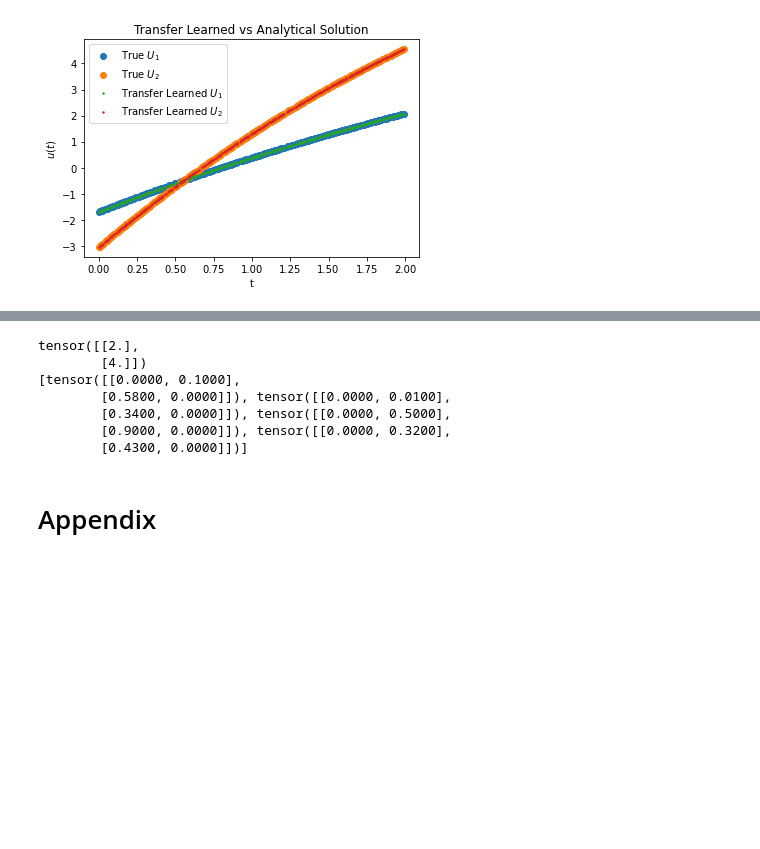
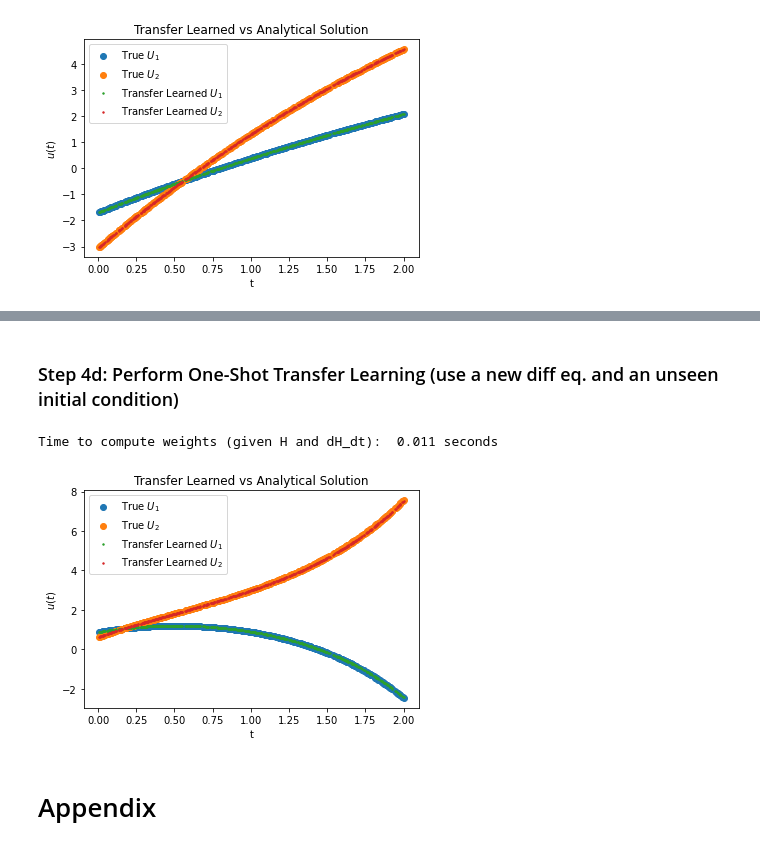
Before and after one commit to Hari-Raval/Harvard-Thesis, a Jupyter notebook: src/transfer_learning_two_linear_ode/system_linear_ode_with_transfer_learning-v5.ipynb, the cells around one changed output, grey strips where cells are left out. Drawn from its saved outputs; the diff is of its cells as text; code cells hidden in the pictures; blank space fills up the shorter version.

```diff
--- a/src/transfer_learning_two_linear_ode/system_linear_ode_with_transfer_learning-v5.ipynb
+++ b/src/transfer_learning_two_linear_ode/system_linear_ode_with_transfer_learning-v5.ipynb
@@ -611,14 +545,17 @@ Time to compute weights (given H and dH_dt):  0.013 seconds
-# %%
-print(force)
-print(A_list)
-# %% [output]
-tensor([[2.],
-        [4.]])
-[tensor([[0.0000, 0.1000],
-        [0.5800, 0.0000]]), tensor([[0.0000, 0.0100],
-        [0.3400, 0.0000]]), tensor([[0.0000, 0.5000],
-        [0.9000, 0.0000]]), tensor([[0.0000, 0.3200],
-        [0.4300, 0.0000]])]
+# %% [markdown]
+### Step 4d: Perform One-Shot Transfer Learning (use a new diff eq. and an unseen initial condition)
+# %%
+# create a step d markdown where both initial condition and differential equation are changed
+transfer_A = torch.tensor([[0, 1.1], [1.5, 0]])
+v_transfer_new = torch.tensor([[0.87], [0.62]])
+
+M_inv_new_all, W_out_new_A_all, force_terms_new_all = analytically_compute_weights(dH_dt_new, H, H_0, t_eval,
+                                                                           v_transfer_new, transfer_A, force)
+plot_transfer_learned_and_analytical(H, W_out_new_A_all, t_eval, v_transfer_new, transfer_A,
+                                     force, num_equations, true_funct)
+# %% [output]
+Time to compute weights (given H and dH_dt):  0.011 seconds
+[figure, added]
 # %% [markdown]
 # Appendix
 # %%
```
Also changed, not shown: parts of 19 cells of this notebook.
